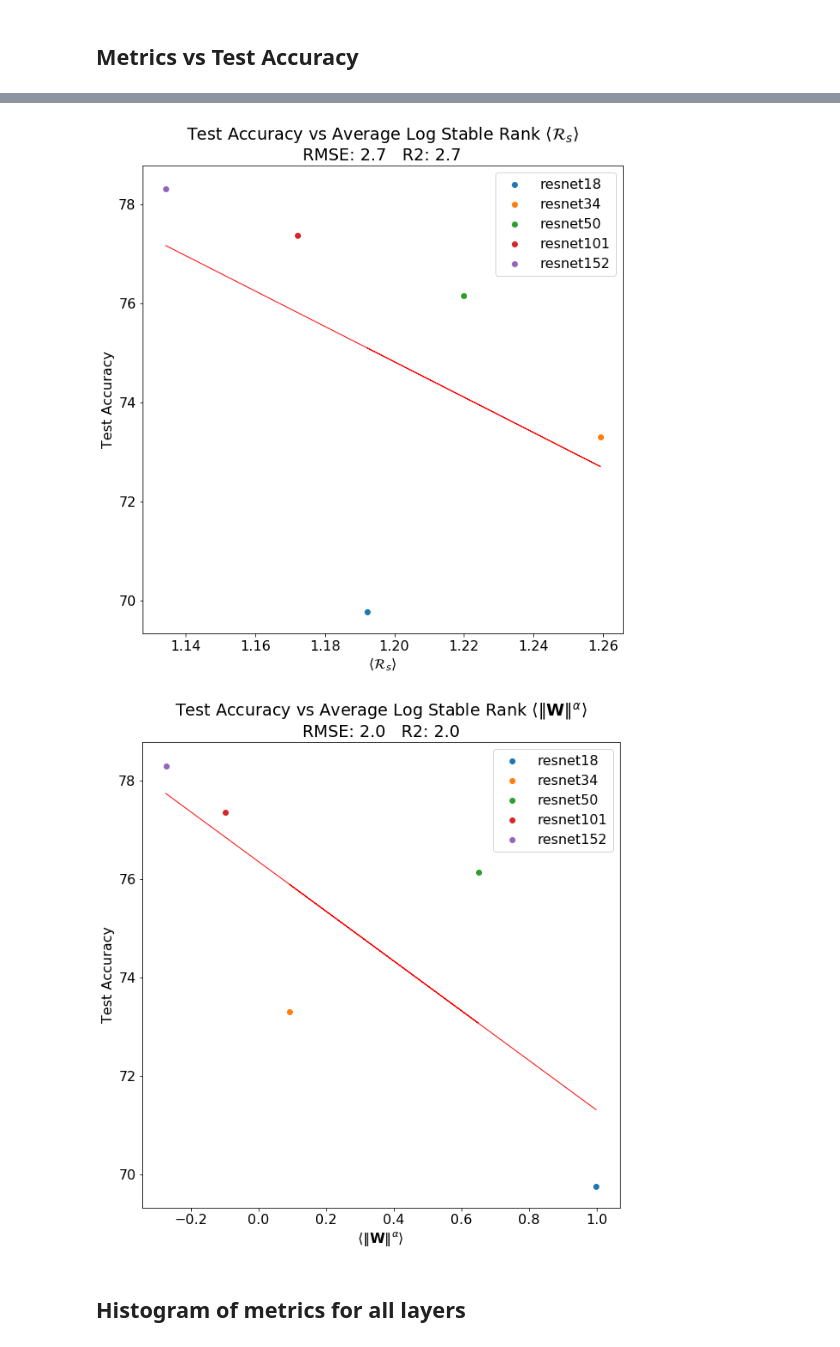
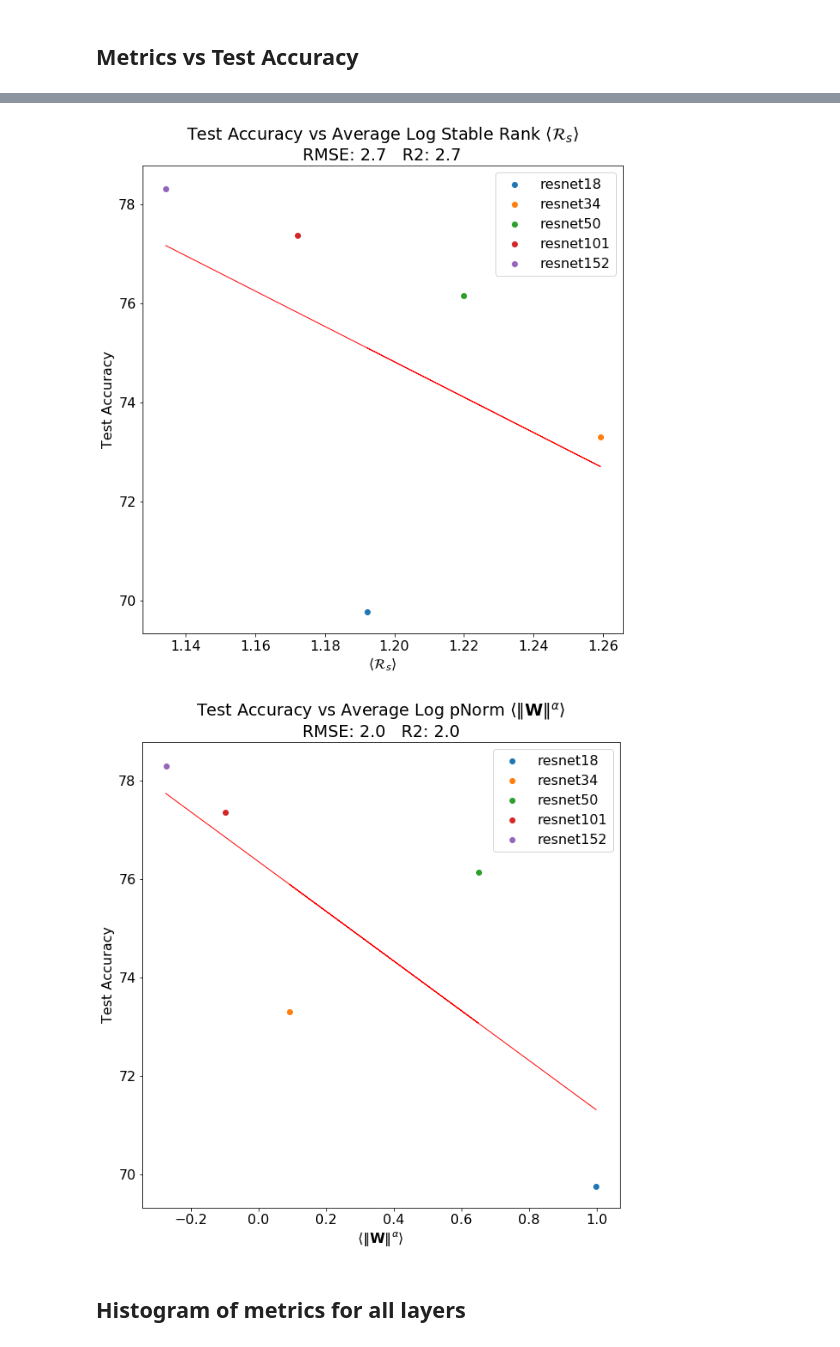
Before and after one commit to CalculatedContent/WeightWatcher, a Jupyter notebook: WeightWatcher-ResNet.ipynb, the cells around one changed output, grey strips where cells are left out. Drawn from its saved outputs; the diff is of its cells as text; code cells hidden in the pictures.

```diff
--- a/WeightWatcher-ResNet.ipynb
+++ b/WeightWatcher-ResNet.ipynb
@@ -264,35 +282,35 @@ plot_test_accuracy(metric, xlabel, title)
 
 metric = "alpha"
 xlabel = r"$\alpha$"
 title = "Average  Alpha  "+xlabel
 plot_test_accuracy(metric, xlabel, title)
 
 metric = "alpha_weighted"
 xlabel = r"$\hat{\alpha}$"
 title = "Average Weighted Alpha  "+xlabel
 plot_test_accuracy(metric, xlabel, title)
 
 metric = "spectralnorm"
 xlabel = r"$\langle\Vert\mathbf{W}\Vert_{2}\rangle$"
 title = "Average Log Spectral Norm  "+xlabel
 plot_test_accuracy(metric, xlabel, title)
 
 metric = "softranklog"
 xlabel = r"$\langle\mathcal{R}_{s}\rangle$"
 title = "Average Log Stable Rank "+xlabel
 plot_test_accuracy(metric, xlabel, title)
 
 metric = "logpnorm"
 xlabel = r"$\langle\Vert\mathbf{W}\Vert^{\alpha}\rangle$"
-title = "Average Log Stable Rank "+xlabel
+title = "Average Log pNorm "+xlabel
 plot_test_accuracy(metric, xlabel, title)
 # %% [output]
 [figure]
 [figure]
 [figure]
 [figure]
 [figure]
-[figure, old version]
+[figure, new version]
 # %% [markdown]
 ## Histogram of metrics for all layers
 # %%
```
Also changed, not shown: parts of 5 cells of this notebook, 2 other files.
